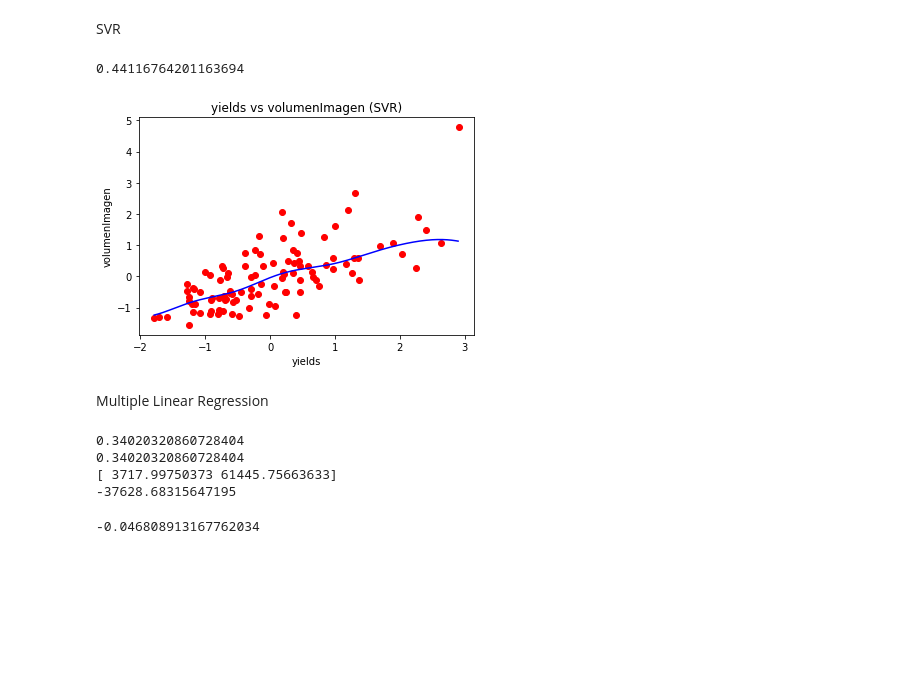
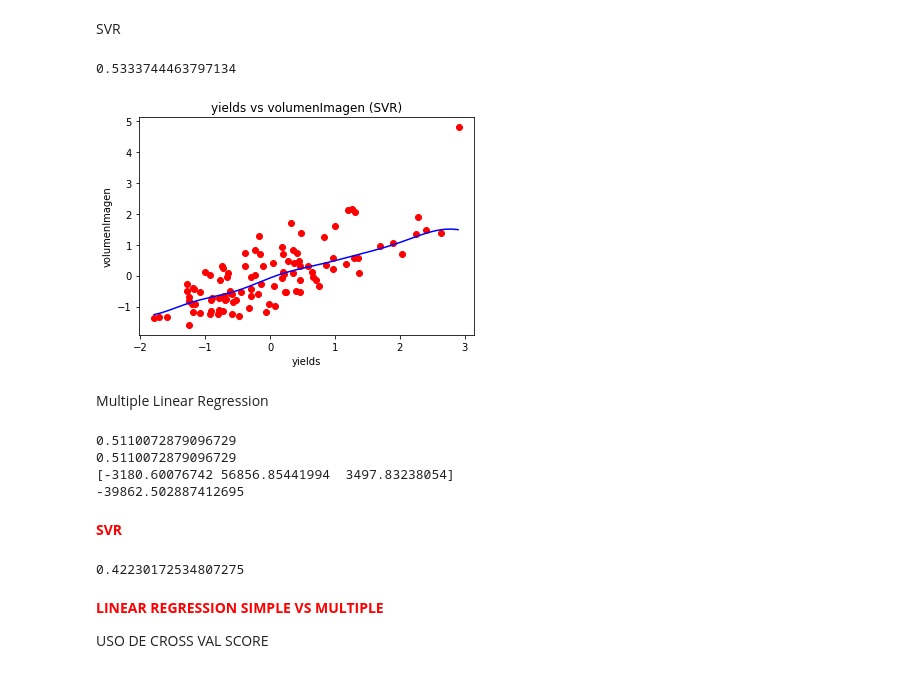
Before and after one commit to julianandres/processingyield, a Jupyter notebook: notas.ipynb, the cells around one changed output. Saved outputs shown, nothing was run; the diff lists cells and outputs as text; code cells hidden in the pictures; blank space fills up the shorter version.

```diff
--- a/notas.ipynb
+++ b/notas.ipynb
@@ -12,5 +31,5 @@ data= definirCorrelacionVariables.getDataFromDataBase()
 # %% [markdown]
 <b>2</b> pre PROCESAMIENTO DE DATA
 # %%
-dataframe,datos = definirCorrelacionVariables.generarMatrizDatos(data)
+dataframe,datos,dictGeneral = definirCorrelacionVariables.generarMatrizDatos(data)
 # %% [output]
@@ -232,35 +245,35 @@ SVR
 # %%
 from sklearn.preprocessing import StandardScaler
 sc_X = StandardScaler()
 sc_y = StandardScaler()
-X = sc_X.fit_transform(dfs.volumenImagen.values.reshape(-1, 1))
-y = sc_y.fit_transform(dfs.yields.values.reshape(-1, 1))
+X = sc_X.fit_transform(dataframe.volumenImagen.values.reshape(-1, 1))
+y = sc_y.fit_transform(dataframe.yields.values.reshape(-1, 1))
 
 from sklearn.svm import SVR
 regressor = SVR(kernel = 'rbf')
 regressor.fit(X, y)
 
 print(regressor.score(X,y))
 
 X_grid = np.arange(min(X), max(X), 0.01) #this step required because data is feature scaled.
 X_grid = X_grid.reshape((len(X_grid), 1))
 pyplot.scatter(X, y, color = 'red')
 pyplot.plot(X_grid, regressor.predict(X_grid), color = 'blue')
 pyplot.title('yields vs volumenImagen (SVR)')
 pyplot.xlabel('yields')
 pyplot.ylabel('volumenImagen')
 pyplot.show()
 # %% [output]
-0.44116764201163694
+0.5333744463797134
-[figure, old version]
+[figure, new version]
 # %% [markdown]
 Multiple Linear Regression
 # %%
 from sklearn.model_selection import train_test_split
 from sklearn import linear_model
-dfsX=dataframe.loc[:,["volumenImagen","ndvi"]]
+dfsX=dframeFinal.loc[:,["volumenImagen","ndviMax","areaLateral"]]
 X_multiple= dfsX.values
-y_multiple = dataframe.yields.values
+y_multiple = dframeFinal.yields.values
 
 X_train, X_test, y_train, y_test= train_test_split(X_multiple,y_multiple,test_size=0.2)
 
@@ -275,32 +288,41 @@ print(lr_multiple.score(X_test,y_test))
 print(lr_multiple.coef_)
 print(lr_multiple.intercept_)
 # %% [output]
-0.34020320860728404
-0.34020320860728404
-[ 3717.99750373 61445.75663633]
--37628.68315647195
+0.5110072879096729
+0.5110072879096729
+[-3180.60076742 56856.85441994  3497.83238054]
+-39862.502887412695
+# %% [markdown]
+<b style="color:red;">SVR</b>
 # %%
 from sklearn.model_selection import train_test_split
 from sklearn import linear_model
-dfsX=dataframe.loc[:,["volumenImagen","ndvi"]]
+from sklearn.svm import SVR
+dfsX=dframeFinal.loc[:,["volumenImagen","ndviMax","areaLateral"]]
 X_multiple= dfsX.values
-y_multiple = dataframe.yields.values
+y_multiple = dframeFinal.yields.values
 
 sc_X = StandardScaler()
 sc_y = StandardScaler()
 X = sc_X.fit_transform(X_multiple)
-y = sc_y.fit_transform(dfs.yields.values.reshape(-1, 1))
+y = sc_y.fit_transform(dframeFinal.yields.values.reshape(-1, 1))
 
 
 X_train, X_test, y_train, y_test= train_test_split(X,y,test_size=0.2)
 
-from sklearn.svm import SVR
+
 regressor = SVR(kernel = 'rbf')
 regressor.fit(X_train, y_train)
 
+
+
 print(regressor.score(X_test,y_test))
 # %% [output]
--0.046808913167762034
+0.42230172534807275
+# %% [markdown]
+<b style="color:red;">LINEAR REGRESSION SIMPLE VS MULTIPLE</b>
+
+USO DE CROSS VAL SCORE
 # %%
 from sklearn.linear_model import LinearRegression
 from sklearn.model_selection import cross_val_score
```
Also changed, not shown: parts of 18 cells of this notebook, 1 other file.
